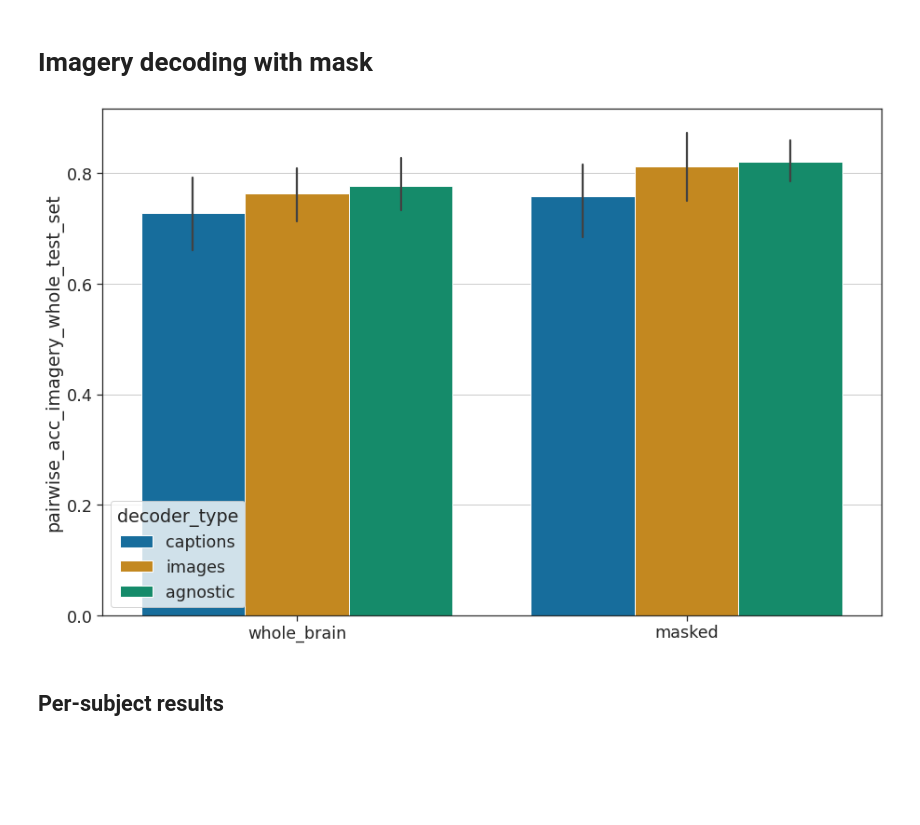
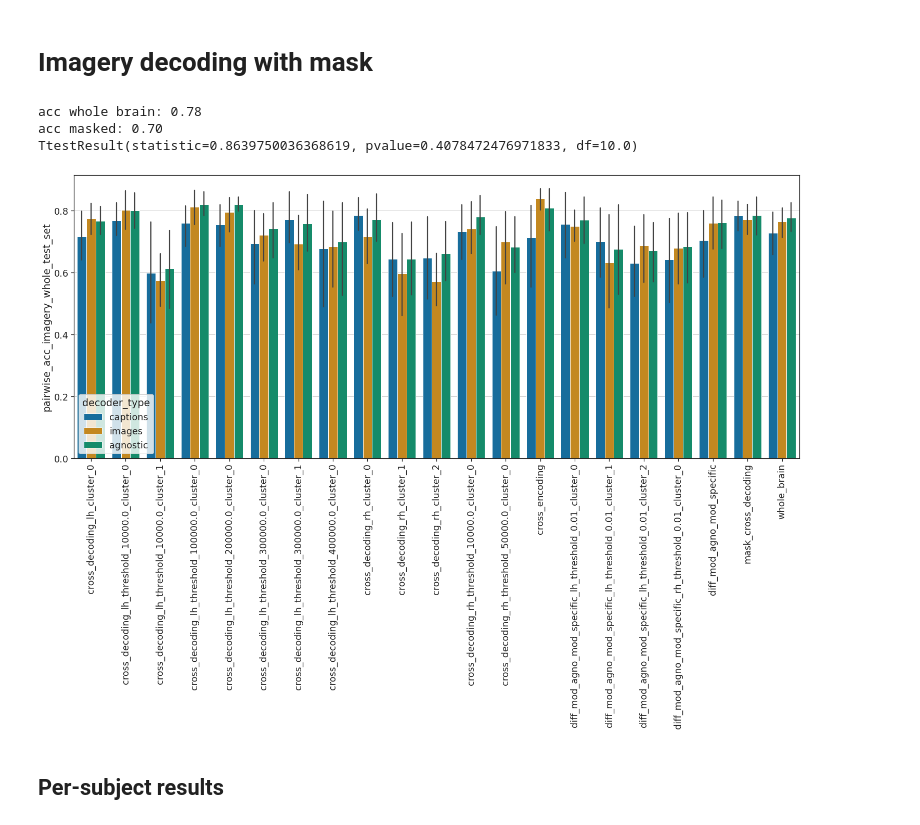
Before and after one commit to mitjanikolaus/multimodal_decoding, a Jupyter notebook: notebooks/modality_agnostic_decoding.ipynb, the cells around one changed output. Drawn from its saved outputs; the diff is of its cells as text; code cells hidden in the pictures; blank space fills up the shorter version.

```diff
--- a/notebooks/modality_agnostic_decoding.ipynb
+++ b/notebooks/modality_agnostic_decoding.ipynb
@@ -283,12 +281,15 @@ MODEL = "imagebind"
 # all_data_imagebind_unstandardized = load_results_data([MODEL], recompute_acc_scores=True, standardize_predictions=False)
 all_data_imagebind = load_results_data([MODEL], recompute_acc_scores=False)
 # %%
+
 filtered = get_data_default_feats(all_data_imagebind)
 # filtered = filtered[filtered.training_mode == "agnostic"]
 filtered = filtered[filtered.surface == True]
 # METRIC = ACC_IMAGERY
 METRIC = ACC_IMAGERY_WHOLE_TEST
 # METRIC = ACC_MEAN
+# METRIC = ACC_IMAGES
+
 
 
 filtered = filtered[filtered.metric == METRIC]
@@ -297,40 +298,67 @@ def shorten_mask_name(name):
     if name == "whole_brain":
         return name
     return os.path.basename(name)
 
-    # return name
 
 filtered["mask"] = filtered["mask"].apply(shorten_mask_name)
 # print(filtered["mask"].unique())
 
-filtered = filtered[filtered["mask"].isin(['whole_brain', 'cross_decoding_lh_threshold_100000.0_cluster_0'])]
+# MASK_NAME = 'cross_encoding'
+MASK_NAME = 'cross_decoding_lh_threshold_400000.0_cluster_0'
+# MASK_NAME = 'cross_decoding_rh_threshold_10000.0_cluster_0'
+# MASK_NAME = 'mask_cross_decoding'
+# MASK_NAME = 'diff_mod_agno_mod_specific'
 
-filtered['mask'] = filtered['mask'].replace({'cross_decoding_lh_threshold_100000.0_cluster_0': 'masked'})
+
+# filtered = filtered[filtered["mask"].isin(['whole_brain', MASK_NAME])]
+
+# filtered['mask'] = filtered['mask'].replace({MASK_NAME: True, 'whole_brain': False}).astype(bool)
+# filtered['mask'] = filtered['mask'].replace({MASK_NAME: 'mod_agnostic_mask'})
 
 filtered['decoder_type'] = filtered['training_mode']
-ORDER = ['whole_brain', 'masked']
+ORDER = None# ['whole_brain', MASK_NAME]
 HUE_ORDER = ['captions', 'images', 'agnostic']
 
-plt.figure(figsize=(15, 10))
+plt.figure(figsize=(25, 10))
 # plt.title(METRIC)
 sns.barplot(data=filtered, x="mask", y="value", hue="decoder_type", order=ORDER, hue_order=HUE_ORDER, palette=sns.color_palette("colorblind", 3))
 plt.xlabel('')
 plt.ylabel(METRIC)
-
+plt.xticks(rotation=90)
 # _ = plt.xticks(rotation=90)
 plt.savefig(os.path.join(RESULTS_DIR, f"masked_decoding_{METRIC}.png"), dpi=300, bbox_inches='tight', pad_inches=0)
 
 pd.set_option('display.max_rows', 500)
 
 grouped = filtered.groupby(["mask", 'decoder_type']).agg(count=('value', 'size'), num_voxels=('num_voxels', 'mean'), pairwise_acc=('value', 'mean'), pairwise_acc_stddev=('value', 'std')).reset_index()
 grouped['num_voxels'] = grouped['num_voxels'].astype(int)
 # display(grouped)
 
+accs_agnostic = filtered[filtered.decoder_type=='agnostic']
+accs_whole_brain = accs_agnostic[accs_agnostic['mask']=='whole_brain']
+accs_masked = accs_agnostic[accs_agnostic['mask']==MASK_NAME]
+
+assert len(accs_whole_brain) == len(SUBJECTS)
+assert len(accs_masked) == len(SUBJECTS) #TODO
+
+# import statsmodels.formula.api as smf
+# formula = 'value ~ mask * C(decoder_type)'
+# model = smf.glm(formula=formula, data=filtered)#, family=family)
+# result = model.fit()
+# print(result.summary())
+
+print(f'acc whole brain: {accs_whole_brain.value.mean():.2f}')
+print(f'acc masked: {accs_masked.value.mean():.2f}')
+print(ttest_ind(accs_whole_brain.value.values, accs_masked.value.values))
+
 # display(filtered.groupby(["mask"]).agg(count=('value', 'size'), pairwise_acc=('value', 'mean'), pairwise_acc_stddev=('value', 'std')).reset_index())
 # display(filtered.groupby(["mask", 'training_mode', 'subject']).agg(count=('value', 'size'), num_voxels=('num_voxels', 'mean'), pairwise_acc=('value', 'mean'), pairwise_acc_stddev=('value', 'std')).reset_index())
 # display(filtered.groupby(["mask", 'subject']).agg(count=('value', 'size'), pairwise_acc=('value', 'mean'), pairwise_acc_stddev=('value', 'std')).reset_index())
 # %% [output]
+acc whole brain: 0.78
+acc masked: 0.70
+TtestResult(statistic=0.8639750036368619, pvalue=0.4078472476971833, df=10.0)
-[figure, old version]
+[figure, new version]
 # %% [markdown]
 ## Per-subject results
 # %%
```
Also changed, not shown: parts of 5 cells of this notebook, 1 other file.
